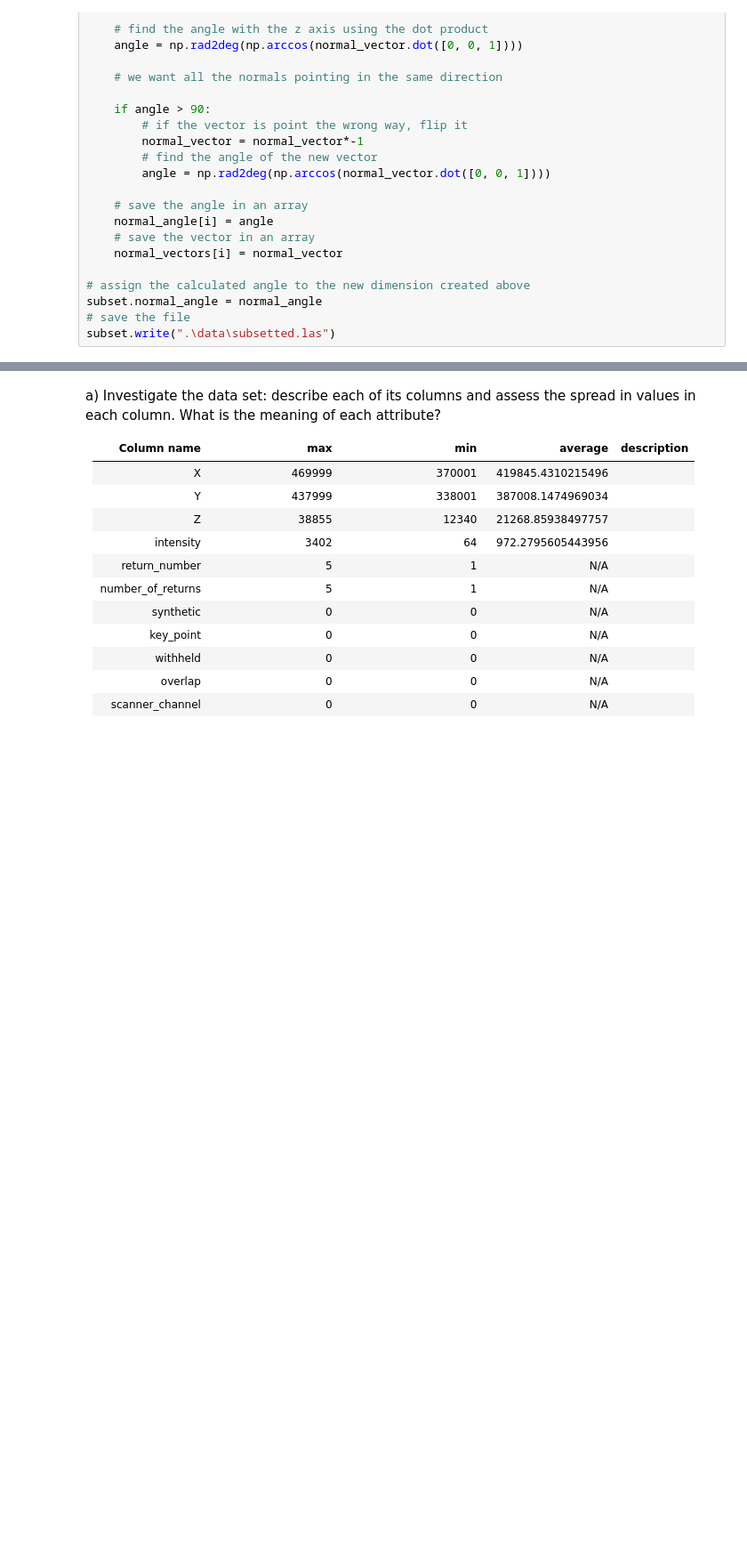
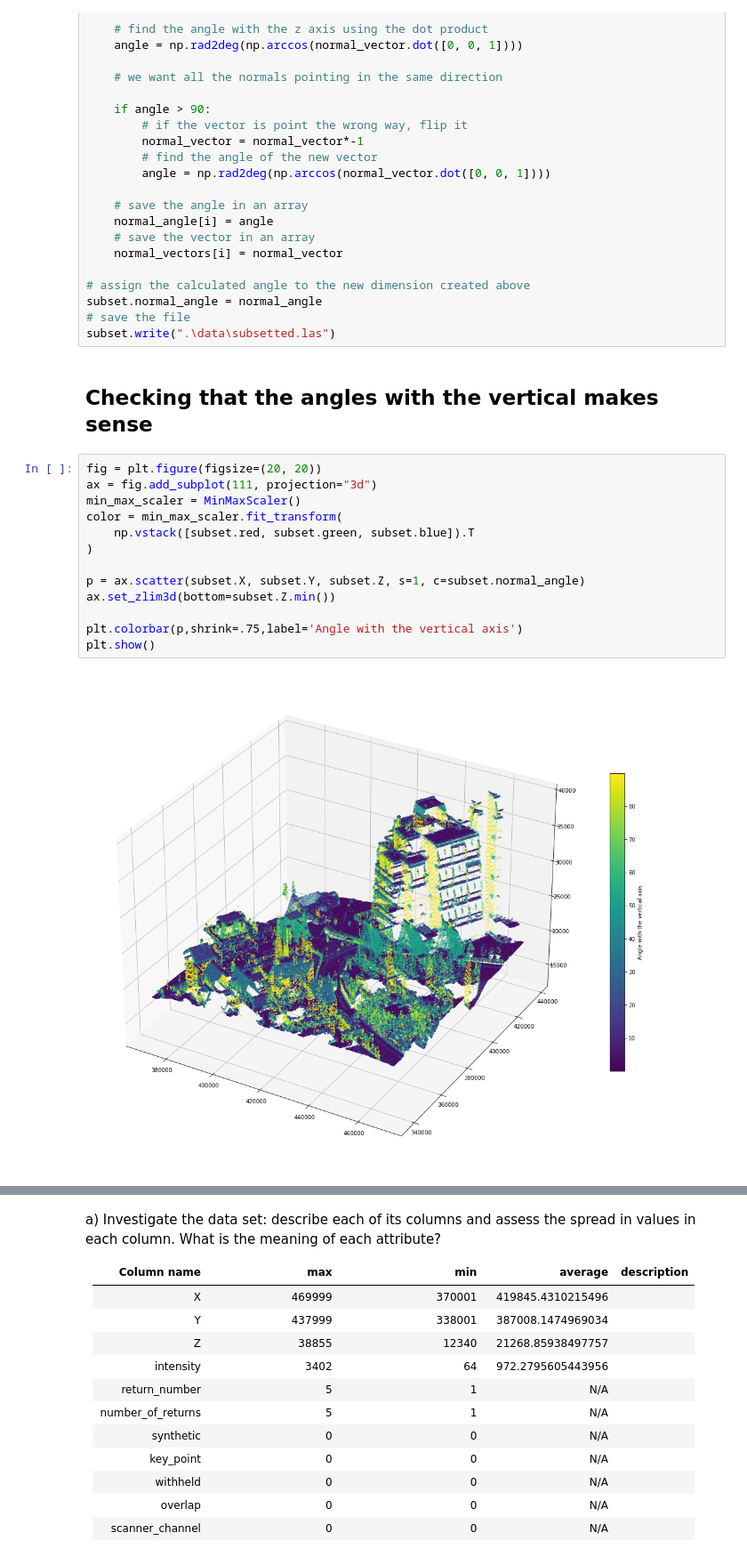
Before and after one commit to pratyush1611/CIE4604_Assignment4, a Jupyter notebook: a4_ml_laspy.ipynb, the cells around one changed output, grey strips where cells are left out. Shown at 89% size. Saved outputs shown, nothing was run; the diff lists cells and outputs as text; blank space fills up the shorter version.

Commit message:
cleaned up plotting, rearrange cell order

```diff
--- a/a4_ml_laspy.ipynb
+++ b/a4_ml_laspy.ipynb
@@ -113,6 +113,23 @@ for i, point in enumerate(all_points):
 subset.normal_angle = normal_angle
 # save the file
 subset.write(".\data\subsetted.las")
+# %% [markdown]
+## Checking that the angles with the vertical makes sense
+# %%
+fig = plt.figure(figsize=(20, 20))
+ax = fig.add_subplot(111, projection="3d")
+min_max_scaler = MinMaxScaler()
+color = min_max_scaler.fit_transform(
+    np.vstack([subset.red, subset.green, subset.blue]).T
+)
+
+p = ax.scatter(subset.X, subset.Y, subset.Z, s=1, c=subset.normal_angle)
+ax.set_zlim3d(bottom=subset.Z.min())
+
+plt.colorbar(p,shrink=.75,label='Angle with the vertical axis')
+plt.show()
+# %% [output]
+[figure, added]
 # %%
 # create a markdown table with max and min, to copy in to the cell below
 for name in subset.point_format.dimension_names:
```
Also changed, not shown: parts of 4 cells of this notebook.
